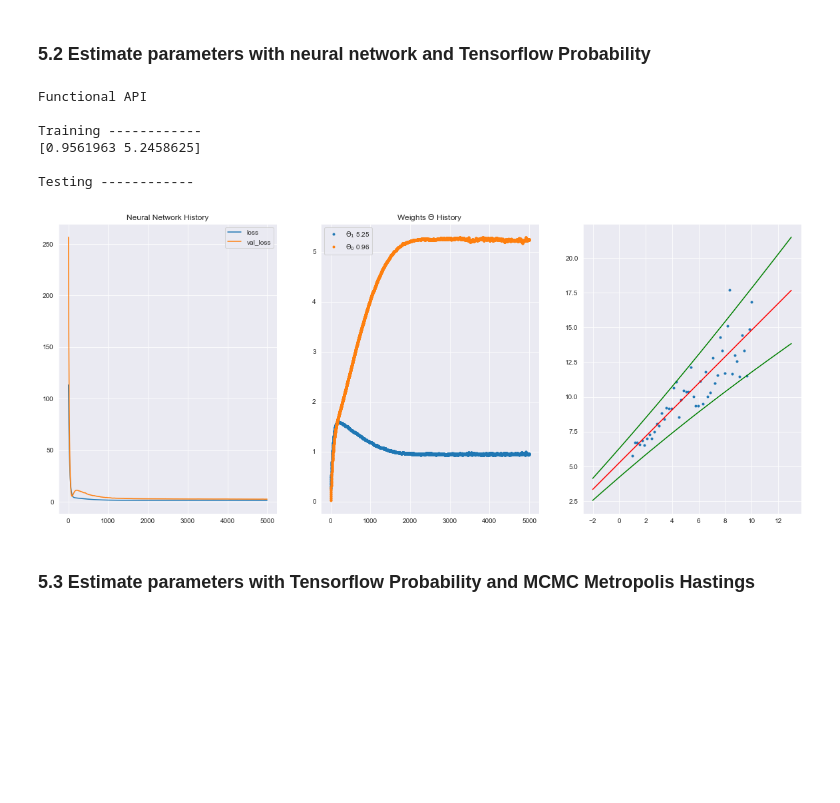
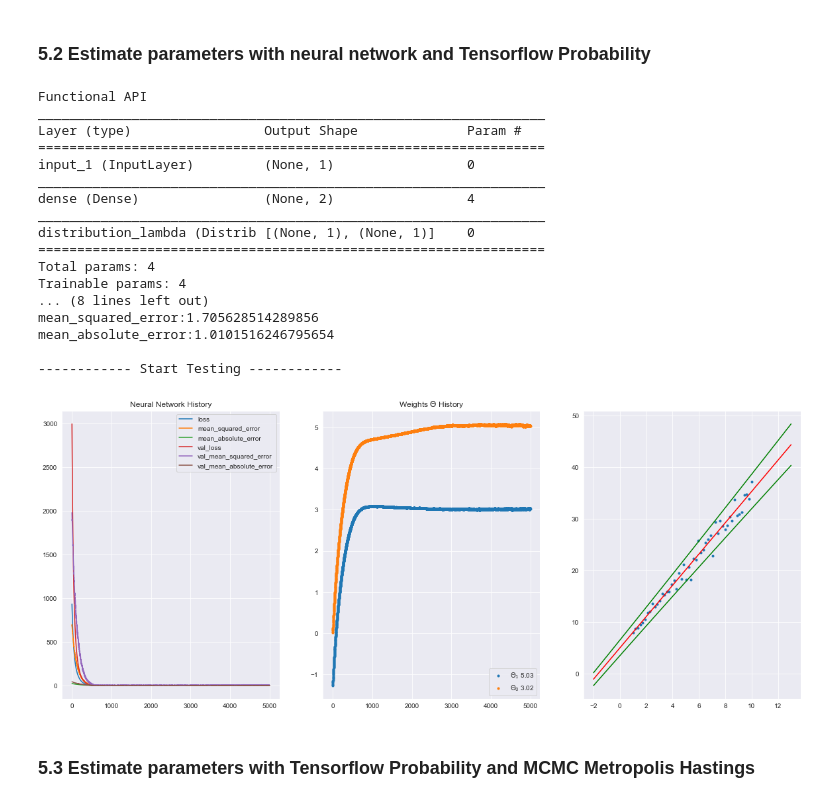
Before and after one commit to kaibrach/machine-learning, a Jupyter notebook: regression-parameter-estimation/linear-regression-parameter-estimation.ipynb, the cells around one changed output. Saved outputs shown, nothing was run; the diff lists cells and outputs as text; code cells hidden in the pictures; blank space fills up the shorter version.

```diff
--- a/regression-parameter-estimation/linear-regression-parameter-estimation.ipynb
+++ b/regression-parameter-estimation/linear-regression-parameter-estimation.ipynb
@@ -685,28 +685,19 @@ class TestCallback(Callback):
         #print('\nTesting loss: {}, acc: {}\n'.format(loss, acc))
 
 
-# Build a neural network from 1st layer to the last layer
-#model = Sequential()
-#model.add(Dense(1, input_shape=(1,)))
-
-# Choose loss function and optimizing method
-# mse = mean squared error
-# sgd = stochastic gradient descent
-#model.compile(loss='mse', optimizer=sgd)
-
+# Weights callback for getting weight per epoch
 weights = []
 log_weights = LambdaCallback(on_epoch_end=lambda epoch, logs: weights.append(model.layers[0].get_weights()))
 
 #Create the model
 model = baseline_model()
-#print(model.summary())
-#print(f'calculated batch size {findBatchSize(min(X_train.shape[0],X_test.shape[0]))}')
+print(model.summary())
 
-print('\nTraining ------------')
+print('\n------------ Start Training ------------')
 history = model.fit(X_train,
                     Y_train,
                     validation_data=(X_val,Y_val),
-                    epochs=1000,
+                    epochs=5000,
                     verbose=0,
                     batch_size=findBatchSize(min(X_train.shape[0],X_test.shape[0])),
                     callbacks=[log_weights])
@@ -741,7 +732,7 @@ plot_linear_regression(x,y,Theta[1],Theta[0],"Neural Network Linear Regression",
 # #         print('train cost: ', cost)
 
 
-print('\nTesting ------------')
+print('\n------------ Start Evaluation ------------')
 scores = model.evaluate(X_test,Y_test,batch_size=findBatchSize(min(X_train.shape[0],X_test.shape[0])),verbose=0)
 
 for i in range(len(scores)):
@@ -811,13 +814,14 @@ else:
     model = baseline_model_tfp()
     print("Without Functional API")
 
+# Weights callback for getting weight per epoch
 weights = []
 log_weights = LambdaCallback(on_epoch_end=lambda epoch, logs: weights.append(model.layers[1].get_weights()))
 
-# Do inference.
-model.compile(optimizer=optimizers.Adam(lr=0.01), loss=negloglik)
+model.compile(optimizer=optimizers.Adam(lr=0.01), loss=negloglik,metrics=['mse', 'mae'])
+print(model.summary())
 
-print('\nTraining ------------')
+print('\n------------ Start Training ------------')
 history = model.fit(X_train,
                     Y_train,
                     validation_data=(X_val,Y_val),
@@ -830,58 +834,71 @@ history = model.fit(X_train,
 
 
 
-# # Store the weights
-#weights = np.array(weights).reshape(-1,2)
+# Store the weights for all epochs
 weights = np.array([[np.squeeze(a,axis=0),b] for a,b in weights])
 
-
-# # get the weights
+# Get the weights for Theta
 # #w = np.squeeze(model.layers[-2].kernel.numpy())
 # #b = np.squeeze(model.layers[-2].bias.numpy())
 Theta = np.array([np.squeeze(w.numpy()) for w in model.weights])
-
 Theta = Theta[...,0] # Get the weights only (first column in the (2,2) array)
 
-print(Theta)
 # Show history and weights per epoch
 fig = plt.figure(figsize=(20,8))
 ax = fig.add_subplot(1,3,1)
 for key in history.history:
     ax.plot(history.history[key],label=key)
     ax.set_title("Neural Network History")
 plt.legend()
 
 ax = fig.add_subplot(1,3,2)
 ax.plot(weights[...,0],'.')
 ax.set_title("Weights $\Theta$ History")
 ax.legend([f'$\Theta_1$ {Theta[1]:.2f}',f'$\Theta_0$ {Theta[0]:.2f}'])
 
 
-print('\nTesting ------------')
+print('\n------------ Start Evaluation ------------')
+scores = model.evaluate(X_test,Y_test,batch_size=findBatchSize(min(X_train.shape[0],X_test.shape[0])),verbose=0)
+
+for i in range(len(scores)):
+    print(f'{model.metrics_names[i]}:{scores[i]}')
+
+
+print('\n------------ Start Testing ------------')
 x_tst = X_test[..., np.newaxis].astype(np.float32) # ... = Ellipsis https://docs.scipy.org/doc/numpy/reference/arrays.indexing.html
 yhat = model(x_tst)
 
 mu = yhat.mean().numpy()
 sigma = yhat.stddev().numpy() # aleatoric uncertainty
 
 
-#plot_linear_regression(x,y,Theta[1],Theta[0],"Neural Network Linear Regression TFP")
 ax = fig.add_subplot(1,3,3)
 ax.plot(x_tst,mu, c='r')
 ax.scatter(x,y, marker='.')
 ax.plot(x_tst,mu + 2*sigma, c='g')
 ax.plot(x_tst,mu - 2*sigma, c='g')
 
 
 assert isinstance(yhat, tfd.Distribution)
 # %% [output]
 Functional API
+_________________________________________________________________
+Layer (type)                 Output Shape              Param #
+=================================================================
+input_1 (InputLayer)         (None, 1)                 0
+_________________________________________________________________
+dense (Dense)                (None, 2)                 4
+_________________________________________________________________
+distribution_lambda (Distrib [(None, 1), (None, 1)]    0
+=================================================================
+Total params: 4
+Trainable params: 4
+... (8 lines left out)
+mean_squared_error:1.705628514289856
+mean_absolute_error:1.0101516246795654
 
-Training ------------
-[0.9561963 5.2458625]
-
-Testing ------------
+------------ Start Testing ------------
-[figure, old version]
+[figure, new version]
 # %% [markdown]
 ### 5.3 Estimate parameters with Tensorflow Probability and MCMC Metropolis Hastings
 # %%
```
Also changed, not shown: parts of 12 cells of this notebook.
